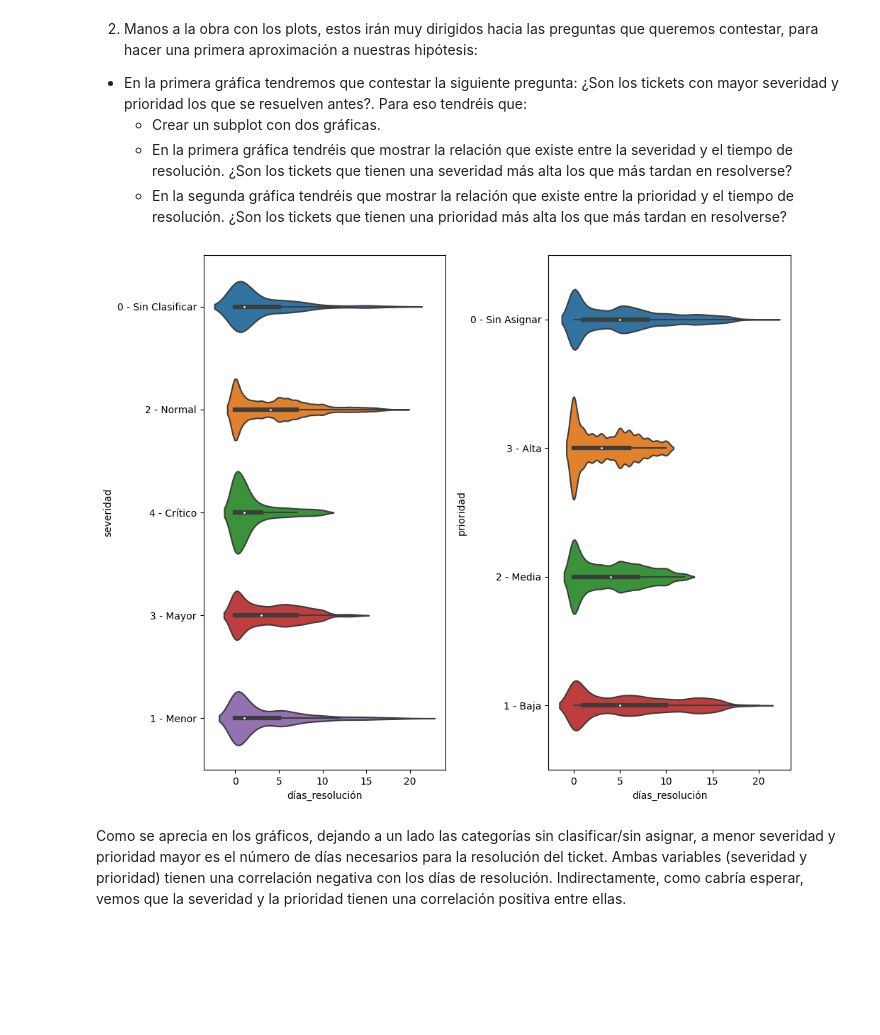
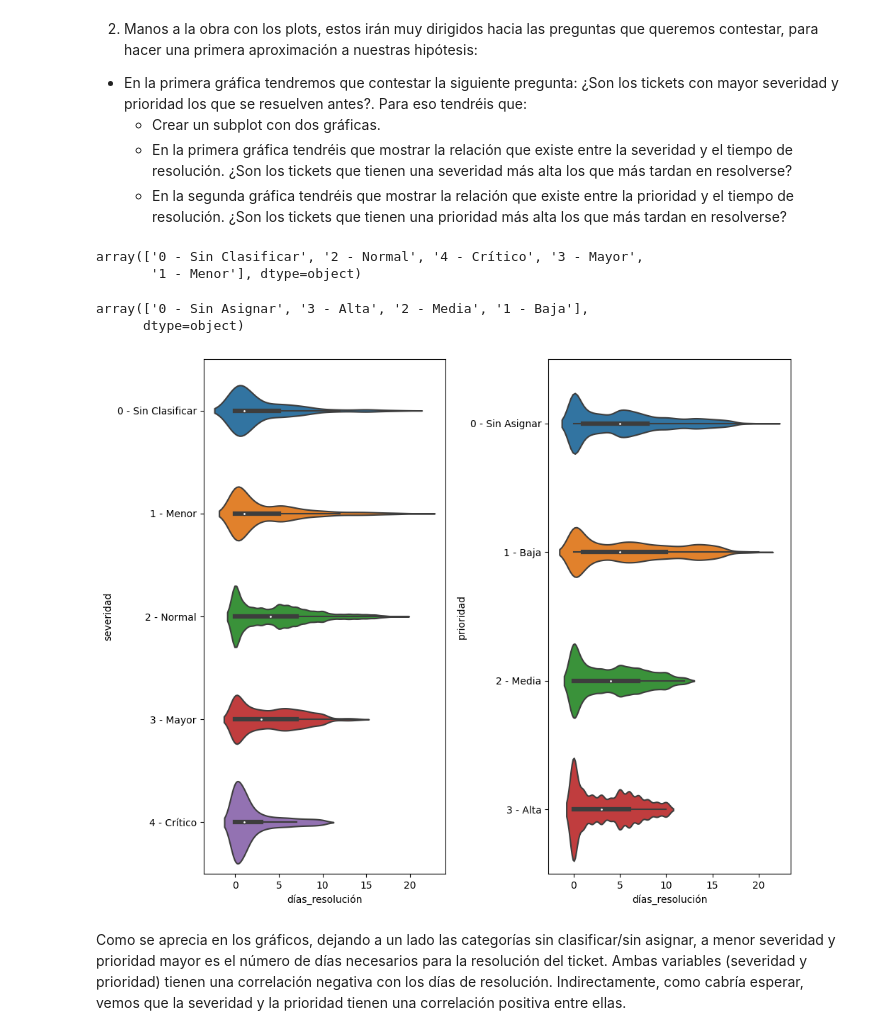
Before and after one commit to Adalab/promo-d-da-modulo2-sprint2-elisa-maitane, a Jupyter notebook: eda/eda-III-analisis_exploratorio_grafico.ipynb, the cells around one changed output. Saved outputs shown, nothing was run; the diff lists cells and outputs as text; code cells hidden in the pictures; blank space fills up the shorter version.

Commit message:
eda3 parametro order

```diff
--- a/eda/eda-III-analisis_exploratorio_grafico.ipynb
+++ b/eda/eda-III-analisis_exploratorio_grafico.ipynb
@@ -35,15 +35,25 @@ df.head()
     - Crear un subplot con dos gráficas.
     - En la primera gráfica tendréis que mostrar la relación que existe entre la severidad y el tiempo de resolución. ¿Son los tickets que tienen una severidad más alta los que más tardan en resolverse?
     - En la segunda gráfica tendréis que mostrar la relación que existe entre la prioridad y el tiempo de resolución. ¿Son los tickets que tienen una prioridad más alta los que más tardan en resolverse?
+# %%
+df['severidad'].unique()
+# %% [output]
+array(['0 - Sin Clasificar', '2 - Normal', '4 - Crítico', '3 - Mayor',
+       '1 - Menor'], dtype=object)
+# %%
+df['prioridad'].unique()
+# %% [output]
+array(['0 - Sin Asignar', '3 - Alta', '2 - Media', '1 - Baja'],
+      dtype=object)
 # %%
 fig, axes = plt.subplots(1, 2)
 
-sns.violinplot(x = 'días_resolución', y = 'severidad', data = df, ax = axes[0])
-sns.violinplot(x = 'días_resolución', y = 'prioridad', data = df, ax = axes[1])
+sns.violinplot(x = 'días_resolución', y = 'severidad', data = df, order= ['0 - Sin Clasificar', '1 - Menor', '2 - Normal', '3 - Mayor', '4 - Crítico'], ax = axes[0])
+sns.violinplot(x = 'días_resolución', y = 'prioridad', data = df, order= ['0 - Sin Asignar', '1 - Baja', '2 - Media', '3 - Alta'], ax = axes[1])
 
 fig.tight_layout();
 # %% [output]
-[figure, old version]
+[figure, new version]
 # %% [markdown]
 Como se aprecia en los gráficos, dejando a un lado las categorías sin clasificar/sin asignar, a menor severidad y prioridad mayor es el número de días necesarios para la resolución del ticket. Ambas variables (severidad y prioridad) tienen una correlación negativa con los días de resolución. Indirectamente, como cabría esperar, vemos que la severidad y la prioridad tienen una correlación positiva entre ellas.
 # %% [markdown]
```
Also changed, not shown: parts of 1 cell of this notebook.
